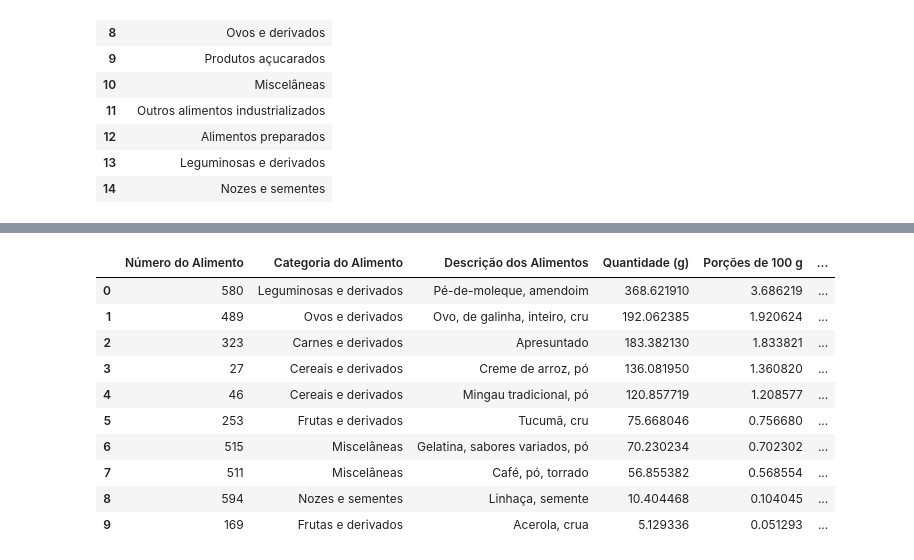
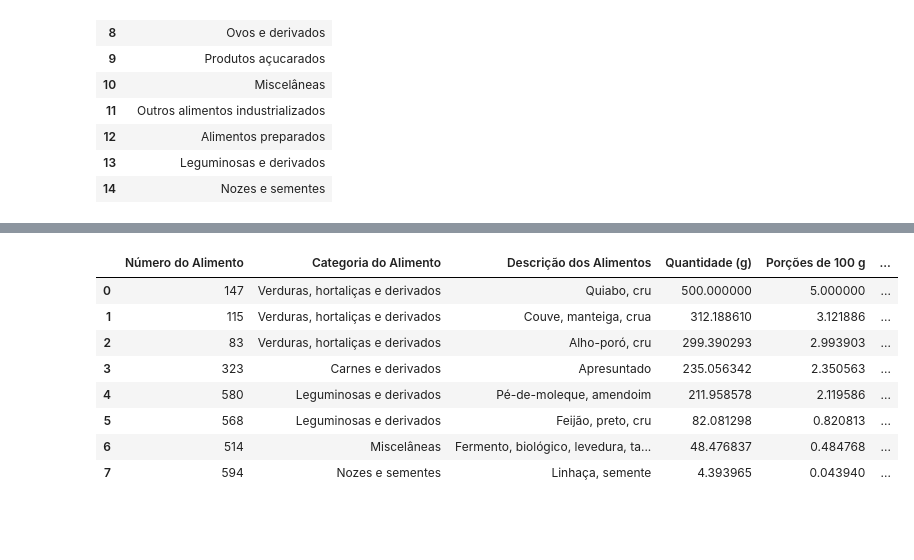
Before and after one commit to gabriel-fonseca-repo/nutrition-notebook, a Jupyter notebook: src/main.ipynb, the cells around one changed output, grey strips where cells are left out. Cells and saved outputs as stored; diff of their text form; code cells hidden in the pictures; blank space fills up the shorter version.

```diff
--- a/src/main.ipynb
+++ b/src/main.ipynb
@@ -98,12 +99,16 @@ tabela_formatada.head()
 | 4 | 5 | Cereais e derivados | Arroz, tipo 2, cozido | 68,7 | 130 | 544 | ... |
 5 rows × 69 columns
 # %%
+perfil_usuario = {
+    "sexo": "masculino",
+    "idade_anos": 25,
+    "altura_m": 1.84,
+    "peso_kg": 136,
+}
+
 necessidades_nutricionais = calcular_necessidades(
-    sexo="masculino",
-    idade_anos=25,
-    altura_m=1.84,
-    peso_kg=136,
-    colunas_taco=list(tabela_formatada.columns)
+    **perfil_usuario, # pyright: ignore[reportArgumentType]
+    colunas_taco=list(tabela_formatada.columns),
 )
 
 necessidades_exportacao = necessidades_nutricionais.copy()
@@ -160,7 +236,7 @@ display(
 # x[i] = number of 100 g portions of food i.
 # Objective: minimize total grams of food while meeting the computed nutrient bounds.
 MAX_GRAMAS_POR_ALIMENTO = 500
-TOLERANCIA_ENERGIA_ACIMA = 0.05
+TOLERANCIA_ENERGIA_ACIMA = tolerancia_energia_acima_lp
 MIN_GRAMAS_PARA_EXIBIR = 0.1
 CATEGORIAS_PERMITIDAS = [
     "Cereais e derivados",
@@ -187,45 +263,46 @@ try:
 except NameError:
     tabela_base_lp = pd.read_csv(DATA_DIR / "taco_completo.csv", sep=";")
 
 try:
-    necessidades_lp = necessidades_nutricionais.copy()
+    necessidades_lp = necessidades_para_otimizacao.copy()
 except NameError:
-    necessidades_lp = pd.read_csv(
-        DATA_DIR / "necessidades_nutricionais_estimadas.csv", sep=";"
-    )
+    try:
+        necessidades_lp = necessidades_nutricionais.copy()
+    except NameError:
+        necessidades_lp = pd.read_csv(
+            DATA_DIR / "necessidades_para_otimizacao_lp.csv", sep=";"
+        )
 
 resumo_otimizacao, dieta_otimizada, cobertura_dieta_otimizada = otimizar_dieta_lp(
     tabela_base=tabela_base_lp,
     necessidades=necessidades_lp,
     max_gramas_por_alimento=MAX_GRAMAS_POR_ALIMENTO,
     tolerancia_energia_acima=TOLERANCIA_ENERGIA_ACIMA,
     categorias_permitidas=CATEGORIAS_PERMITIDAS,
     termos_excluidos=TERMOS_EXCLUIDOS,
     min_gramas_para_exibir=MIN_GRAMAS_PARA_EXIBIR,
 )
 
 for caminho, tabela in [
     (DATA_DIR / "dieta_otimizada_lp.csv", dieta_otimizada),
     (DATA_DIR / "cobertura_dieta_otimizada_lp.csv", cobertura_dieta_otimizada),
 ]:
     tabela_exportacao = tabela.copy()
     for coluna in tabela_exportacao.select_dtypes(include="number").columns:
         tabela_exportacao[coluna] = tabela_exportacao[coluna].map(
             formatar_numero_exportacao
         )
     tabela_exportacao.to_csv(caminho, sep=";", index=False, quoting=csv.QUOTE_ALL)
 
 dieta_otimizada
 # %% [output]
 |  | Número do Alimento | Categoria do Alimento | Descrição dos Alimentos | Quantidade (g) | Porções de 100 g | ... |
-| 0 | 580 | Leguminosas e derivados | Pé-de-moleque, amendoim | 368.621910 | 3.686219 | ... |
-| 1 | 489 | Ovos e derivados | Ovo, de galinha, inteiro, cru | 192.062385 | 1.920624 | ... |
-| 2 | 323 | Carnes e derivados | Apresuntado | 183.382130 | 1.833821 | ... |
-| 3 | 27 | Cereais e derivados | Creme de arroz, pó | 136.081950 | 1.360820 | ... |
-| 4 | 46 | Cereais e derivados | Mingau tradicional, pó | 120.857719 | 1.208577 | ... |
-| 5 | 253 | Frutas e derivados | Tucumã, cru | 75.668046 | 0.756680 | ... |
-| 6 | 515 | Miscelâneas | Gelatina, sabores variados, pó | 70.230234 | 0.702302 | ... |
-| 7 | 511 | Miscelâneas | Café, pó, torrado | 56.855382 | 0.568554 | ... |
-| 8 | 594 | Nozes e sementes | Linhaça, semente | 10.404468 | 0.104045 | ... |
-| 9 | 169 | Frutas e derivados | Acerola, crua | 5.129336 | 0.051293 | ... |
+| 0 | 147 | Verduras, hortaliças e derivados | Quiabo, cru | 500.000000 | 5.000000 | ... |
+| 1 | 115 | Verduras, hortaliças e derivados | Couve, manteiga, crua | 312.188610 | 3.121886 | ... |
+| 2 | 83 | Verduras, hortaliças e derivados | Alho-poró, cru | 299.390293 | 2.993903 | ... |
+| 3 | 323 | Carnes e derivados | Apresuntado | 235.056342 | 2.350563 | ... |
+| 4 | 580 | Leguminosas e derivados | Pé-de-moleque, amendoim | 211.958578 | 2.119586 | ... |
+| 5 | 568 | Leguminosas e derivados | Feijão, preto, cru | 82.081298 | 0.820813 | ... |
+| 6 | 514 | Miscelâneas | Fermento, biológico, levedura, ta... | 48.476837 | 0.484768 | ... |
+| 7 | 594 | Nozes e sementes | Linhaça, semente | 4.393965 | 0.043940 | ... |
 # %%
```
Also changed, not shown: parts of 3 cells of this notebook, 9 other files.
